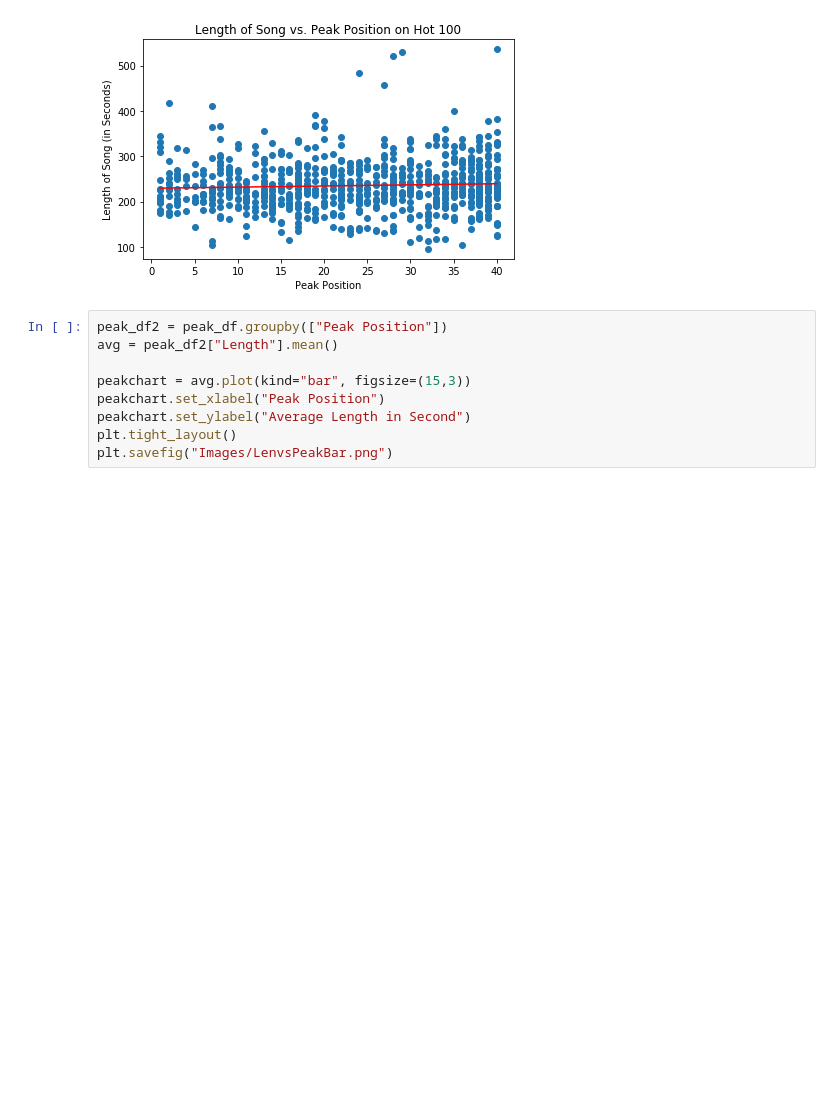
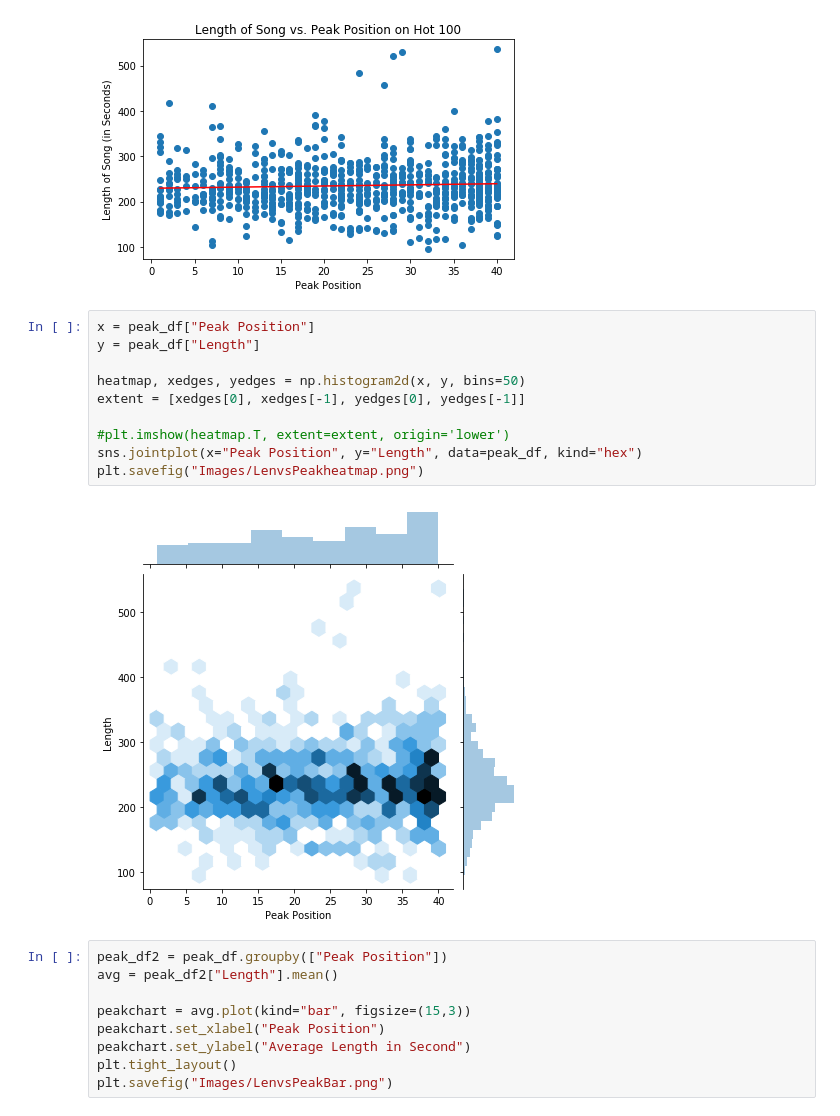
Before and after one commit to LRiceBall/Project-Group-5, a Jupyter notebook: start.ipynb, the cells around one changed output. Saved outputs shown, nothing was run; the diff lists cells and outputs as text; blank space fills up the shorter version.

```diff
--- a/start.ipynb
+++ b/start.ipynb
@@ -152,6 +152,18 @@ plt.savefig("Images/LenvsPeak.png")
 The r-squared is: 0.002604
 The regression line is: y = 0.25x + 229.61
 [figure]
+# %%
+x = peak_df["Peak Position"]
+y = peak_df["Length"]
+
+heatmap, xedges, yedges = np.histogram2d(x, y, bins=50)
+extent = [xedges[0], xedges[-1], yedges[0], yedges[-1]]
+
+#plt.imshow(heatmap.T, extent=extent, origin='lower')
+sns.jointplot(x="Peak Position", y="Length", data=peak_df, kind="hex")
+plt.savefig("Images/LenvsPeakheatmap.png")
+# %% [output]
+[figure, added]
 # %%
 peak_df2 = peak_df.groupby(["Peak Position"])
 avg = peak_df2["Length"].mean()
```
Also changed, not shown: parts of 8 cells of this notebook.
